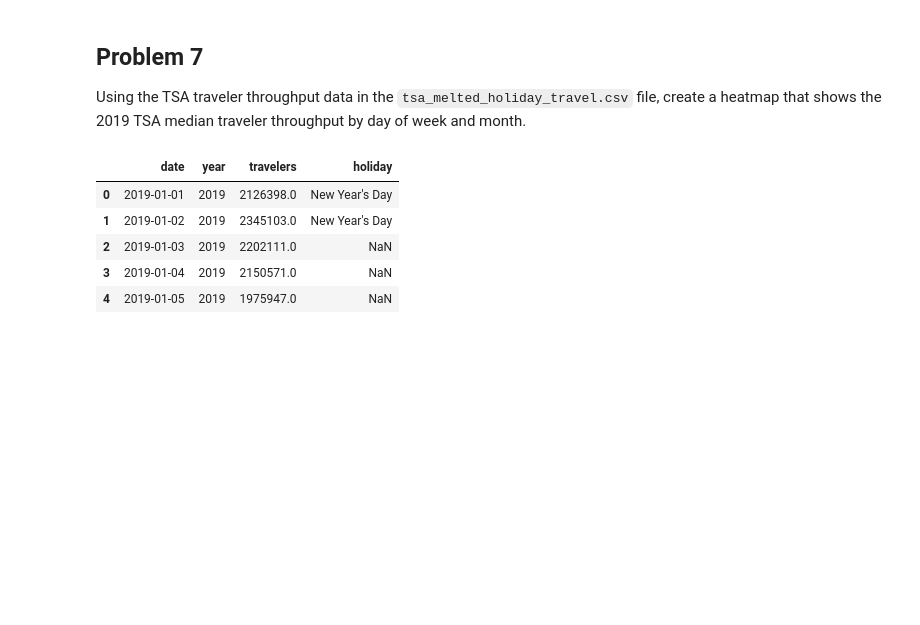
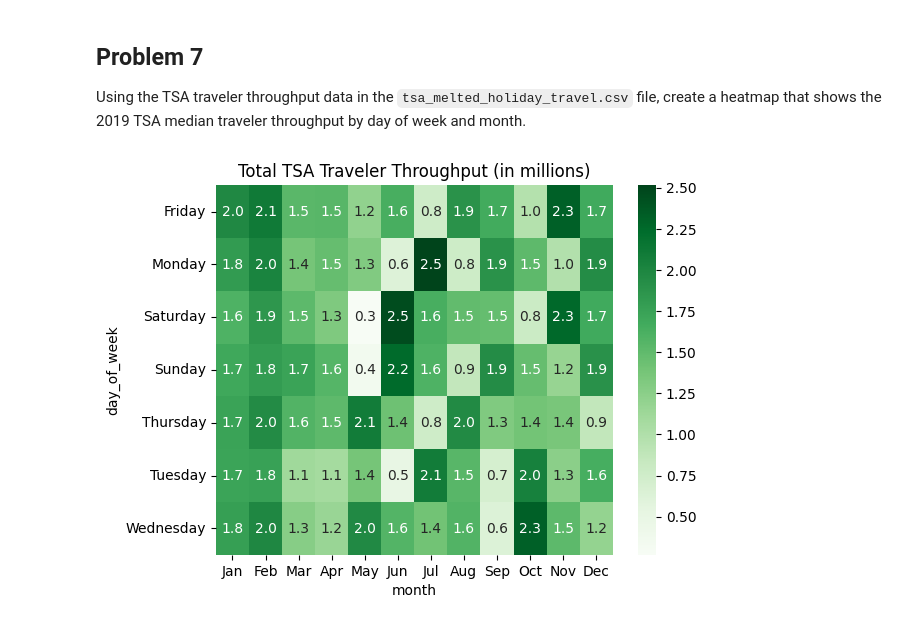
Before and after one commit to SU-IST707-FS25/week-1-materials-aambler, a Jupyter notebook: assignment.ipynb, the cells around one changed output. Saved outputs shown, nothing was run; the diff lists cells and outputs as text; code cells hidden in the pictures; blank space fills up the shorter version.

```diff
--- a/assignment.ipynb
+++ b/assignment.ipynb
@@ -157,10 +164,26 @@ Using the TSA traveler throughput data in the `tsa_melted_holiday_travel.csv` fi
 # %%
 # Your code here
 import seaborn as sns
+import calendar
+
+tsa_melted_holiday_travel = pd.read_csv(
+    './data/tsa_melted_holiday_travel.csv',
+    parse_dates=True, index_col='date'
+)
+
+data = tsa_melted_holiday_travel['2019':'2021-04']\
+    .assign(month=lambda x: x.index.month,
+    day_of_week=lambda x: x.index.day_name(),   # e.g., Monday, Tuesday
+    year=lambda x: x.index.year)\
+    .pivot_table(index="day_of_week",
+    columns="month",
+    values="travelers",
+    aggfunc="median")
+
+data
+
+ax = sns.heatmap(data=data / 1e6, cmap='Greens', annot=True, fmt='.1f')
+_ = ax.set_xticklabels(calendar.month_abbr[1:], rotation=0)
+_ = ax.set_title('Total TSA Traveler Throughput (in millions)')
 # %% [output]
-|  | date | year | travelers | holiday |
-| 0 | 2019-01-01 | 2019 | 2126398.0 | New Year's Day |
-| 1 | 2019-01-02 | 2019 | 2345103.0 | New Year's Day |
-| 2 | 2019-01-03 | 2019 | 2202111.0 | NaN |
-| 3 | 2019-01-04 | 2019 | 2150571.0 | NaN |
-| 4 | 2019-01-05 | 2019 | 1975947.0 | NaN |
+[figure, added]
```
Also changed, not shown: parts of 1 cell of this notebook.
